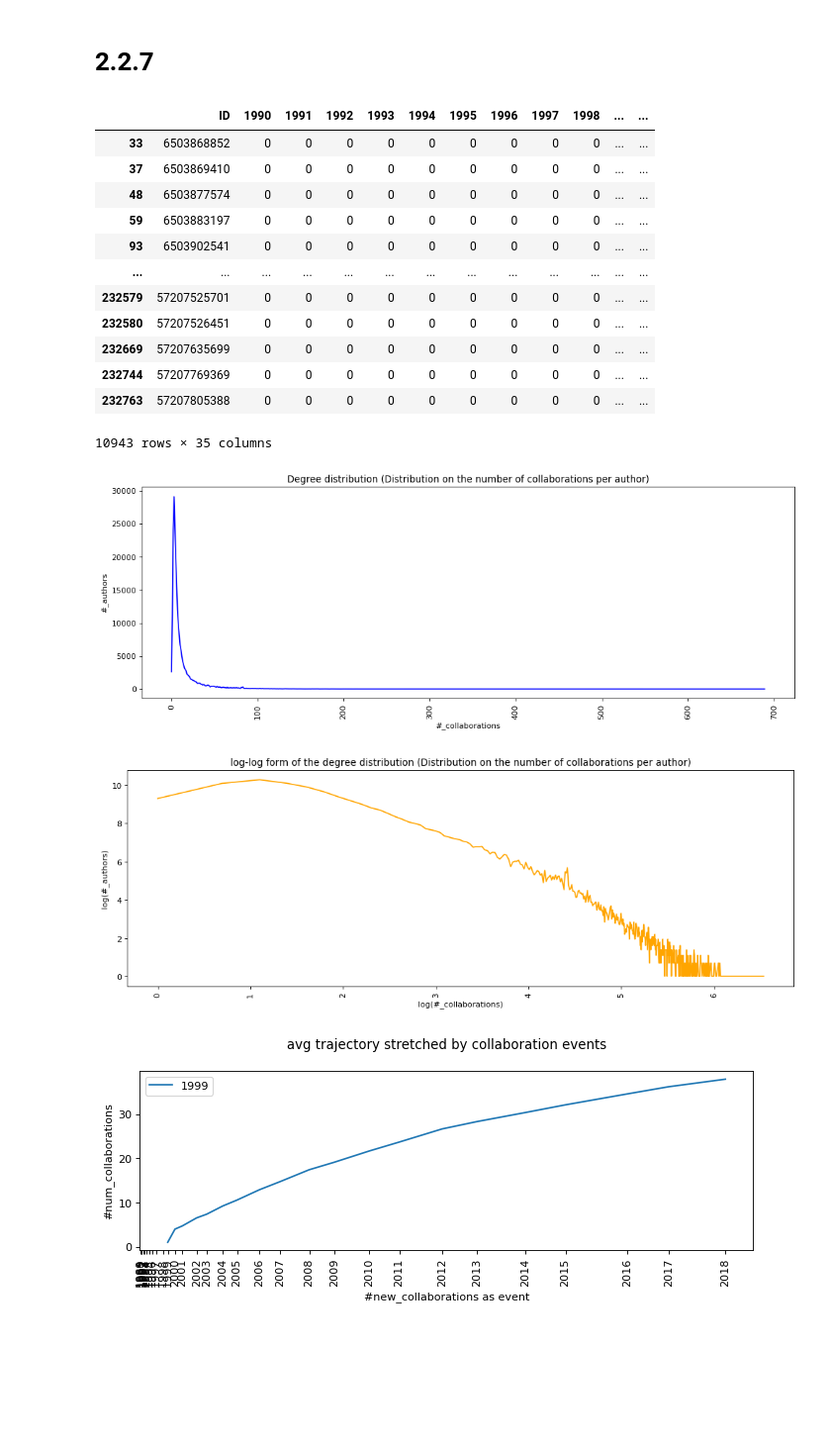
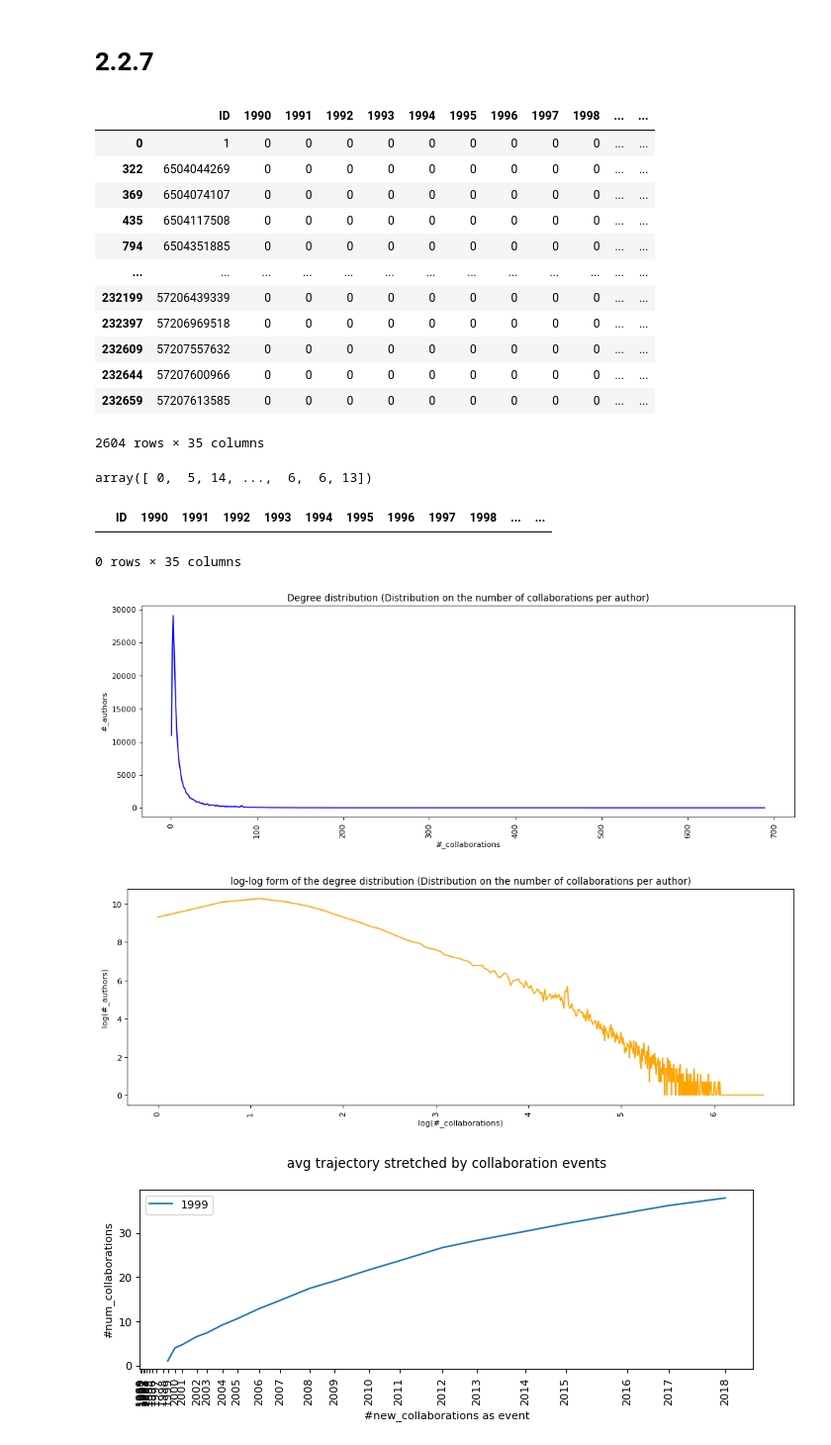
Before and after one commit to LeonardoSer/INRIA_Internship, a Jupyter notebook: 00_quick_references/15_report_screen.ipynb, the cells around one changed output. Shown at 99% size. Saved outputs shown, nothing was run; the diff lists cells and outputs as text; code cells hidden in the pictures; blank space fills up the shorter version.

```diff
--- a/00_quick_references/15_report_screen.ipynb
+++ b/00_quick_references/15_report_screen.ipynb
@@ -335,49 +357,64 @@ plt.show()
 # 2.2.7
 # %%
 df = get_all_collabs()
-df[df["2018"] == 1]
+df[df["2018"] == 0]
 # %% [output]
 |  | ID | 1990 | 1991 | 1992 | 1993 | 1994 | 1995 | 1996 | 1997 | 1998 | ... | ... |
-| 33 | 6503868852 | 0 | 0 | 0 | 0 | 0 | 0 | 0 | 0 | 0 | ... | ... |
-| 37 | 6503869410 | 0 | 0 | 0 | 0 | 0 | 0 | 0 | 0 | 0 | ... | ... |
-| 48 | 6503877574 | 0 | 0 | 0 | 0 | 0 | 0 | 0 | 0 | 0 | ... | ... |
-| 59 | 6503883197 | 0 | 0 | 0 | 0 | 0 | 0 | 0 | 0 | 0 | ... | ... |
-| 93 | 6503902541 | 0 | 0 | 0 | 0 | 0 | 0 | 0 | 0 | 0 | ... | ... |
+| 0 | 1 | 0 | 0 | 0 | 0 | 0 | 0 | 0 | 0 | 0 | ... | ... |
+| 322 | 6504044269 | 0 | 0 | 0 | 0 | 0 | 0 | 0 | 0 | 0 | ... | ... |
+| 369 | 6504074107 | 0 | 0 | 0 | 0 | 0 | 0 | 0 | 0 | 0 | ... | ... |
+| 435 | 6504117508 | 0 | 0 | 0 | 0 | 0 | 0 | 0 | 0 | 0 | ... | ... |
+| 794 | 6504351885 | 0 | 0 | 0 | 0 | 0 | 0 | 0 | 0 | 0 | ... | ... |
 | ... | ... | ... | ... | ... | ... | ... | ... | ... | ... | ... | ... | ... |
-| 232579 | 57207525701 | 0 | 0 | 0 | 0 | 0 | 0 | 0 | 0 | 0 | ... | ... |
-| 232580 | 57207526451 | 0 | 0 | 0 | 0 | 0 | 0 | 0 | 0 | 0 | ... | ... |
-| 232669 | 57207635699 | 0 | 0 | 0 | 0 | 0 | 0 | 0 | 0 | 0 | ... | ... |
-| 232744 | 57207769369 | 0 | 0 | 0 | 0 | 0 | 0 | 0 | 0 | 0 | ... | ... |
-| 232763 | 57207805388 | 0 | 0 | 0 | 0 | 0 | 0 | 0 | 0 | 0 | ... | ... |
+| 232199 | 57206439339 | 0 | 0 | 0 | 0 | 0 | 0 | 0 | 0 | 0 | ... | ... |
+| 232397 | 57206969518 | 0 | 0 | 0 | 0 | 0 | 0 | 0 | 0 | 0 | ... | ... |
+| 232609 | 57207557632 | 0 | 0 | 0 | 0 | 0 | 0 | 0 | 0 | 0 | ... | ... |
+| 232644 | 57207600966 | 0 | 0 | 0 | 0 | 0 | 0 | 0 | 0 | 0 | ... | ... |
+| 232659 | 57207613585 | 0 | 0 | 0 | 0 | 0 | 0 | 0 | 0 | 0 | ... | ... |
-10943 rows × 35 columns
+2604 rows × 35 columns
+# %%
+colls = get_all_collabs()["2018"].values
+colls
+# %% [output]
+array([ 0,  5, 14, ...,  6,  6, 13])
+# %%
+colls =  get_all_collabs()
+colls = colls[colls["2018"] != 0]
+colls[colls["2018"] == 0]
+# %% [output]
+|  | ID | 1990 | 1991 | 1992 | 1993 | 1994 | 1995 | 1996 | 1997 | 1998 | ... | ... |
+0 rows × 35 columns
 # %%
 import numpy as np
 
-colls = get_all_collabs()["2018"].values
+colls =  get_all_collabs()
+colls = colls[colls["2018"] != 0]
+colls = colls["2018"].values
+
 
 unique, counts = np.unique(colls, return_counts=True)
 
 plt.figure(figsize=(15, 5), dpi=80)
 plt.title("Degree distribution (Distribution on the number of collaborations per author)")
 plt.xlabel("#_collaborations")
 plt.ylabel("#_authors")
 plt.xticks(rotation=90)
 
 plt.plot(unique, counts, color="blue")
 
 plt.show()
 
 plt.figure(figsize=(15, 5), dpi=80)
 plt.title("log-log form of the degree distribution (Distribution on the number of collaborations per author)")
 plt.xlabel("log(#_collaborations)")
 plt.ylabel("log(#_authors)")
 plt.xticks(rotation=90)
 
 plt.plot( np.log(unique), np.log(counts), color="orange")
 
 plt.show()
 # %% [output]
-[figure, old version]
+[figure, new version]
 [figure]
 # %%
 # imports
```
Also changed, not shown: parts of 14 cells of this notebook, 12 other files.
